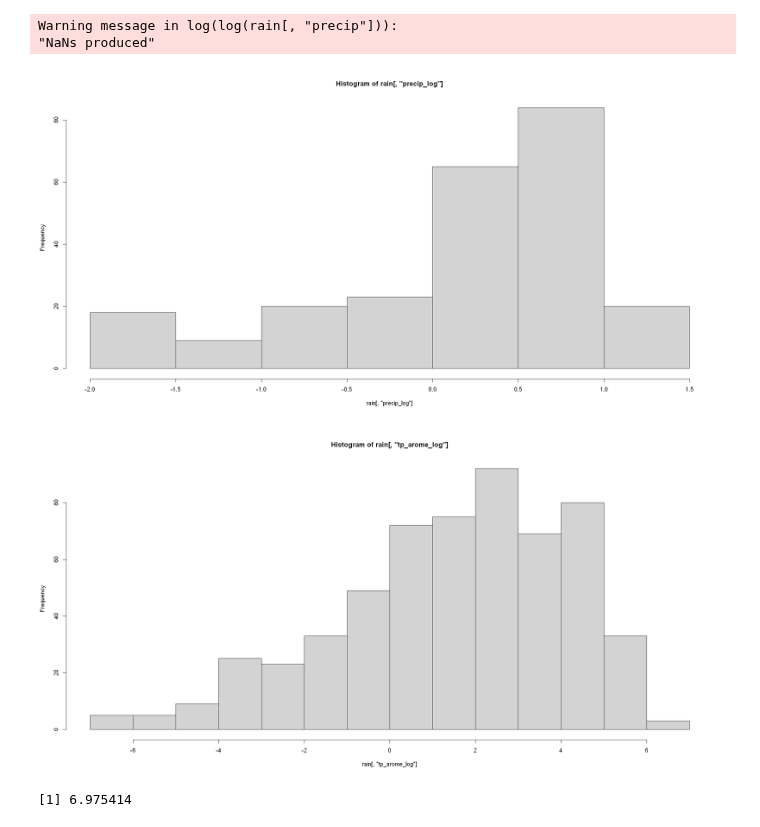
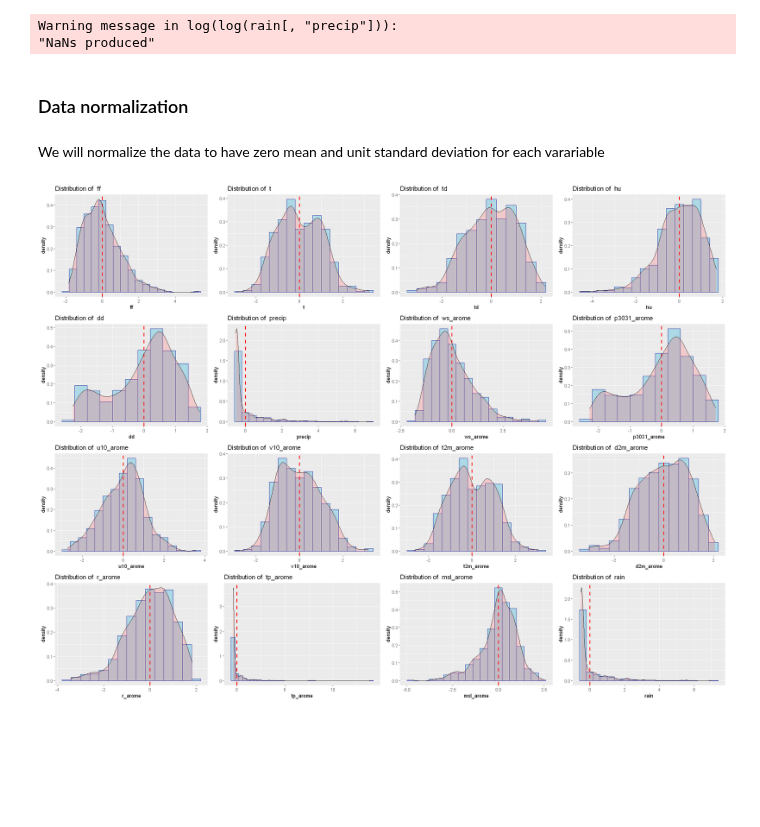
Before and after one commit to NguyenHai7120/4A-MachineLearning-Project, a Jupyter notebook: Exploration.ipynb, the cells around one changed output. Saved outputs shown, nothing was run; the diff lists cells and outputs as text; code cells hidden in the pictures; blank space fills up the shorter version.

```diff
--- a/Exploration.ipynb
+++ b/Exploration.ipynb
@@ -139,12 +125,24 @@ rain[, "tp_arome_log"] <- log(rain[, "tp_arome"])
 # %% [output]
 Warning message in log(log(rain[, "precip"])):
 "NaNs produced"
-# %%
-hist(rain[,'precip_log']); hist(rain[,'tp_arome_log'])
-# %% [output]
-[figure, removed]
-[figure, removed]
-# %%
-log(1070)
-# %% [output]
-[1] 6.975414
+# %% [markdown]
+### Data normalization
+# %% [markdown]
+We will normalize the data to have zero mean and unit standard deviation for each varariable
+# %%
+rain_scaled = rain
+rain_scaled[num_var] = scale(rain_scaled[num_var], center = TRUE, scale = TRUE)
+# %%
+hist_list_scaled <- lapply(num_var, function(each_variable) {
+  mean_val = mean(rain_scaled[, each_variable])[[1]]
+  ggplot(data = rain_scaled, aes_string(x = each_variable)) + # Create a graphic object by ggplot
+    geom_histogram(aes(y = ..density..), binwidth = 0.4, color = "darkblue", fill="lightblue") +  # Add histogram
+    geom_vline(aes(xintercept = mean_val), color="red", linetype="dashed", size=1) +  # Add the mean (vertical line)
+    geom_density(alpha=.25, fill="#FF6666") +   # Add the density approximation
+    ggtitle(paste("Distribution of ",each_variable))
+})
+
+options(repr.plot.width = 20, repr.plot.height = 15)
+gridExtra::grid.arrange(grobs = hist_list_scaled, ncol = 4)
+# %% [output]
+[figure, added]
```
Also changed, not shown: parts of 12 cells of this notebook.
